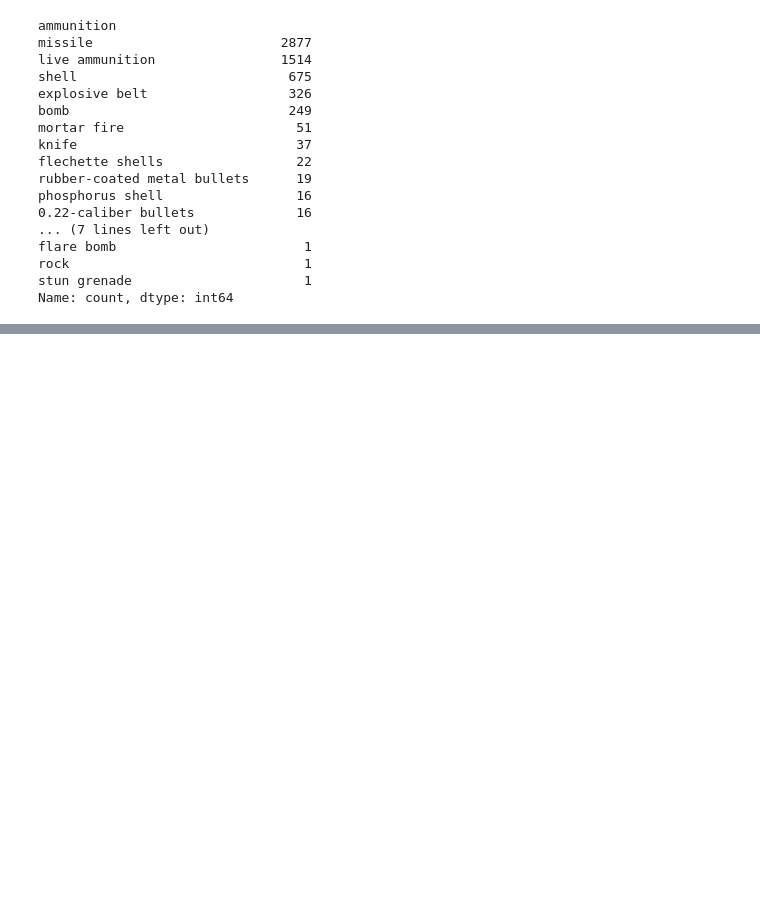
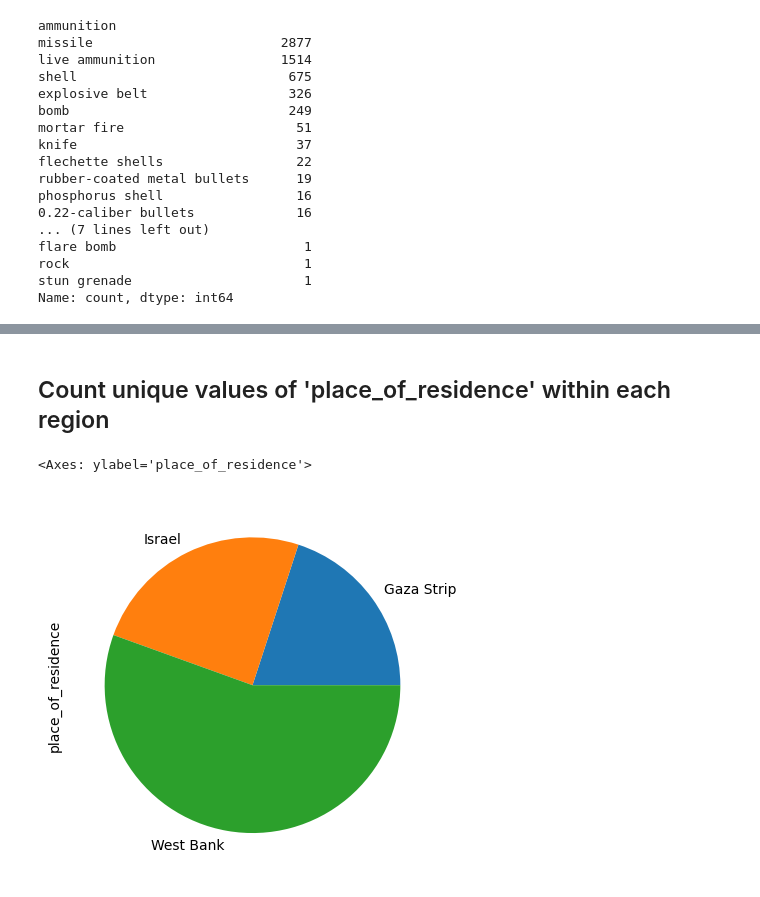
Before and after one commit to HarshRaut9945/Machine-Learning-Project, a Jupyter notebook: Israil_palistin_conflict_analysis/data.ipynb, the cells around one changed output, grey strips where cells are left out. Cells and saved outputs as stored; diff of their text form; code cells hidden in the pictures; blank space fills up the shorter version.

```diff
--- a/Israil_palistin_conflict_analysis/data.ipynb
+++ b/Israil_palistin_conflict_analysis/data.ipynb
@@ -74,0 +130,7 @@ Name: count, dtype: int64
+# %% [markdown]
+## Count unique values of 'place_of_residence' within each region
+# %%
+df.groupby('event_location_region')['place_of_residence'].nunique().plot(kind='pie')
+# %% [output]
+<Axes: ylabel='place_of_residence'>
+[figure, added]
```
Also changed, not shown: parts of 9 cells of this notebook, 1 other file.
